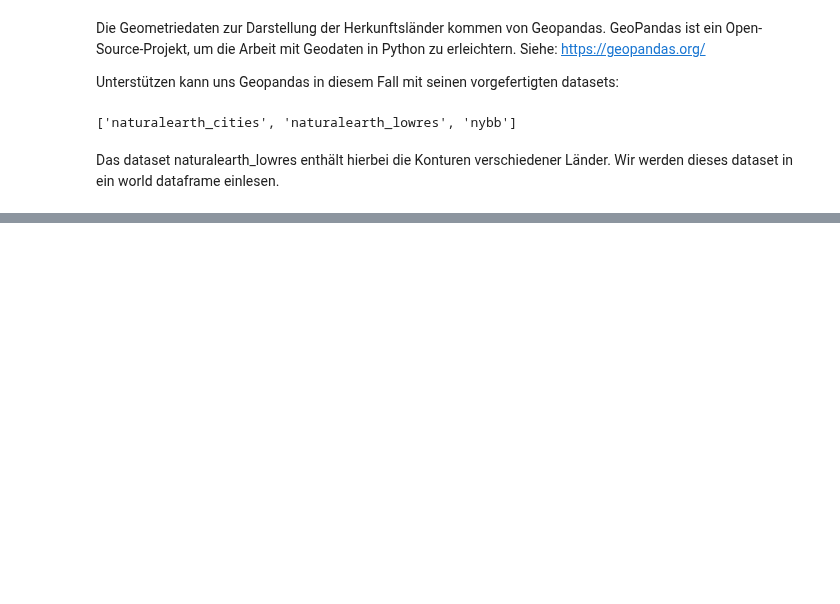
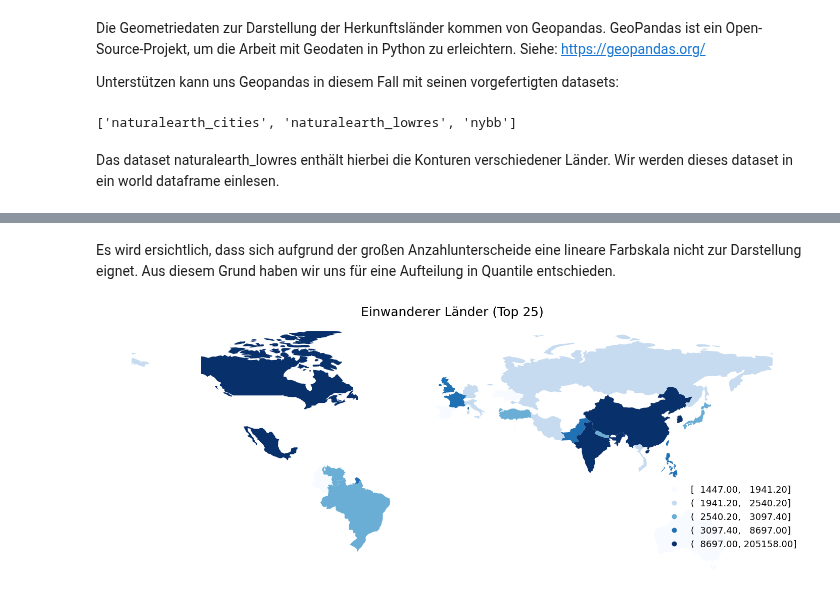
Before and after one commit to andy8001/python_visa, a Jupyter notebook: analysis/worldmap.ipynb, the cells around one changed output, grey strips where cells are left out. Drawn from its saved outputs; the diff is of its cells as text; code cells hidden in the pictures; blank space fills up the shorter version.

```diff
--- a/analysis/worldmap.ipynb
+++ b/analysis/worldmap.ipynb
@@ -253,2 +151,17 @@ plt.show()
+# %% [markdown]
+Es wird ersichtlich, dass sich aufgrund der großen Anzahlunterscheide eine lineare Farbskala nicht zur Darstellung eignet.
+Aus diesem Grund haben wir uns für eine Aufteilung in Quantile entschieden.
+# %%
+worldmap_df_25.plot(column='application_count', scheme="quantiles",
+           figsize=(25, 20),
+           legend=True,cmap='Blues',legend_kwds=dict(loc='upper right',
+                            bbox_to_anchor=(1.0, .4),
+                            fontsize=18,
+                            frameon=False))
+plt.title('Einwanderer Länder (Top 25)',fontsize=25)
+plt.axis('off')
+plt.show()
+# %% [output]
+[figure, added]
 # %%
 #https://melaniesoek0120.medium.com/data-visualization-how-to-plot-a-map-with-geopandas-in-python-73b10dcd4b4b
```
Also changed, not shown: parts of 50 cells of this notebook, 1 other file.
